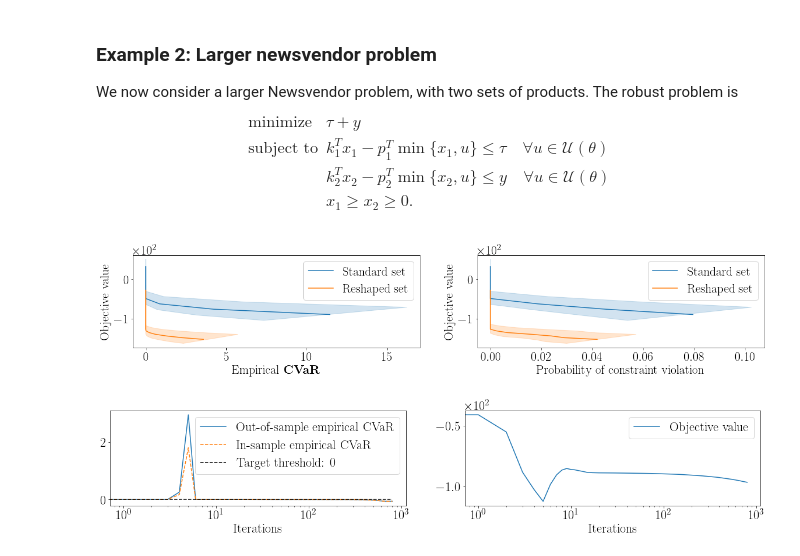
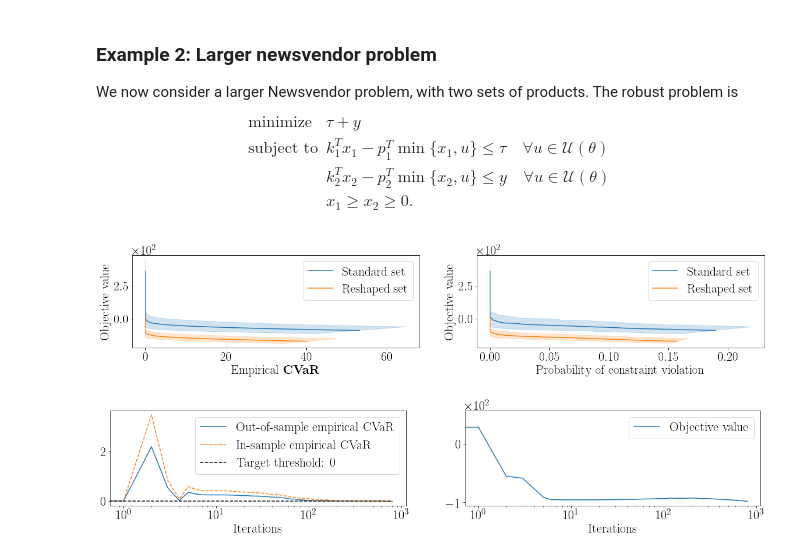
Before and after one commit to stellatogrp/lropt, a Jupyter notebook: docs/examples/experiments/Newsvendor/Larger_newsvendor.ipynb, the cells around one changed output. Cells and saved outputs as stored; diff of their text form; code cells hidden in the pictures.

```diff
--- a/docs/examples/experiments/Newsvendor/Larger_newsvendor.ipynb
+++ b/docs/examples/experiments/Newsvendor/Larger_newsvendor.ipynb
@@ -63,6 +63,20 @@ def loss(t,y,x, x1, p_tch, alpha, data, mu = 100, l=1000, quantile = 0.95, targe
         torch.maximum(k1_tch@x1 -data@p1_tch, k1_tch@x1 - p1_tch@x) - y,
         torch.tensor(0.,requires_grad = True))>=0.001).float()), sums.detach().numpy()
 
+
+def loss(t,y,x, x1, p_tch, alpha, data, mu = 100, l=1000, quantile = 0.95, target = 0.):
+    Nsample = data.shape[0]
+    sums =  torch.mean(torch.maximum(torch.maximum(
+        torch.maximum(k_tch@x -data@p_tch, k_tch@x - p_tch@x) - t-alpha,
+        torch.tensor(0.,requires_grad = True)),
+        torch.maximum(k1_tch@x1 -data@p1_tch, k1_tch@x1 - p1_tch@x) - y-alpha))
+    sums = sums/(1-quantile) + alpha
+    return t +y + l*(sums - target) + (mu/2)*(sums - target)**2, t+y, torch.sum((torch.maximum(torch.maximum(
+        torch.maximum(k_tch@x -data@p_tch, k_tch@x - p_tch@x) - t-alpha,
+        torch.tensor(0.,requires_grad = True)),
+        torch.maximum(k1_tch@x1 -data@p1_tch, k1_tch@x1 - p1_tch@x) - y-alpha))>= torch.tensor(1.))/Nsample, sums.detach().numpy()
+
+
 def gen_demand(n, N, seed=399):
     np.random.seed(seed)
     F = np.random.normal(size = (n,2))
@@ -70,10 +84,10 @@ def gen_demand(n, N, seed=399):
     mu = np.random.uniform(-0.2,2,n)
     norms = np.random.multivariate_normal(mu,sig, N)
     d_train = np.exp(norms)
-    return d_train
+    return mu, sig, d_train
 
 # Generate data
-data = gen_demand(n,N*2)
+mu, sig, data = gen_demand(n,N*2)
 
 scenarios = {}
 num_scenarios = 5
@@ -82,6 +96,8 @@ for scene in range(num_scenarios):
     scenarios[scene] = {}
     scenarios[scene][0] = p + np.random.normal(0,1,n)
 # %%
+np.random.seed(16)
+data = np.exp(np.random.multivariate_normal(mu,sig, N*2))
 # Formulate uncertainty set
 u = lropt.UncertainParameter(n,
                         uncertainty_set=lropt.Ellipsoidal(p=2,
@@ -97,38 +113,40 @@ p.value = scenarios[0][0]
 # p1.value = scenarios[0][1]
 objective = cp.Minimize(t+y)
 
-constraints = [cp.maximum(k@x_r - p@x_r, k@x_r - p@u) <= t]
-constraints += [cp.maximum(k1@x_1 - p1@x_1, k1@x_1 - p1@u) <= y]
+
+# constraints = [cp.maximum(k@x_r - p@x_r, k@x_r - p@u) <= t]
+# constraints += [cp.maximum(k1@x_1 - p1@x_1, k1@x_1 - p1@u) <= y]
+constraints = [cp.maximum(k@x_r - p@x_r - t, k@x_r - p@u - t,k1@x_1 - p1@x_1 - y,  k1@x_1 - p1@u - y) <= 0]
 
 constraints += [x_r >= 0, x_r >= x_1]
 
 prob = lropt.RobustProblem(objective, constraints)
-target = -0.05
+target = -0.015
 test_p = 0.5
 s = 5
 train, test = train_test_split(data, test_size=int(data.shape[0]*test_p), random_state=s)
 init = sc.linalg.sqrtm(sc.linalg.inv(np.cov(train.T)))
 init_bval = -init@np.mean(train, axis=0)
 # Train A and b
-result1 = prob.train(lr = 0.00001, step=800, momentum = 0.8, optimizer = "SGD", seed = s, init_A = init, init_b = init_bval, fixb = False, init_mu = 5, init_lam = 0, target_cvar = target, init_alpha = 0., mu_multiplier = 1.01, test_percentage = test_p, scenarios = scenarios, num_scenarios = num_scenarios, max_inner_iter = 5)
+result1 = prob.train(lr = 0.000001, step=800, momentum = 0.8, optimizer = "SGD", seed = s, init_A = init, init_b = init_bval, fixb = False, init_mu = 1, init_lam = 0, target_cvar = target, init_alpha = 0., mu_multiplier = 1.01, test_percentage = test_p, scenarios = scenarios, num_scenarios = num_scenarios, max_inner_iter = 10)
 df1 = result1.df
 A_fin = result1.A
 b_fin = result1.b
 
-result3 = prob.train(eps = True, lr = 0.00001, step=800, momentum = 0.8, optimizer = "SGD", seed = s, init_A = init, init_b = init_bval, init_mu = 5, init_lam = 0,  target_cvar = target, init_alpha =0.,mu_multiplier = 1.01,test_percentage = test_p,scenarios = scenarios, num_scenarios = num_scenarios)
+result3 = prob.train(eps = True, lr = 0.00001, step=800, momentum = 0.8, optimizer = "SGD", seed = s, init_A = init, init_b = init_bval, init_mu = 1, init_lam = 0,  target_cvar = target, init_alpha =0.,mu_multiplier = 1.01,test_percentage = test_p,scenarios = scenarios, num_scenarios = num_scenarios)
 df_r2 = result3.df
 
 # Grid search epsilon
-result4 = prob.grid(epslst = np.linspace(0.01, 3, 40), init_A = result3.A, init_b = result3.b, seed = s, init_alpha = 0.,test_percentage = test_p,scenarios = scenarios, num_scenarios = num_scenarios)
+result4 = prob.grid(epslst = np.concatenate((np.linspace(0.6, 0.9, 60), np.linspace(0.93, 2.5, 15))), init_A = result3.A, init_b = result3.b, seed = s, init_alpha = 0.,test_percentage = test_p,scenarios = scenarios, num_scenarios = num_scenarios)
 dfgrid = result4.df
 
-result5 = prob.grid(epslst = np.linspace(0.01, 3, 40), init_A = A_fin, init_b = b_fin, seed = s, init_alpha = 0.,test_percentage = test_p,scenarios = scenarios, num_scenarios = num_scenarios)
+result5 = prob.grid(epslst = np.concatenate((np.linspace(0.01, 0.6, 60), np.linspace(0.61, 2.5, 15))), init_A = A_fin, init_b = b_fin, seed = s, init_alpha = 0.,test_percentage = test_p,scenarios = scenarios, num_scenarios = num_scenarios)
 dfgrid2 = result5.df
 # %%
-plot_tradeoff(dfgrid,dfgrid2,"News",ind_1=(10,20),ind_2=(0,30) )
+plot_tradeoff(dfgrid,dfgrid2,"News",ind_1=(0,100),ind_2=(0,100) )
 # %% [output]
-[figure, old version]
+[figure, new version]
 # %%
 plot_iters(df1,"News", steps = 800,logscale = 1)
 # %% [output]
-[figure, old version]
+[figure, new version]
```
Also changed, not shown: parts of 15 cells of this notebook, 9 other files.
